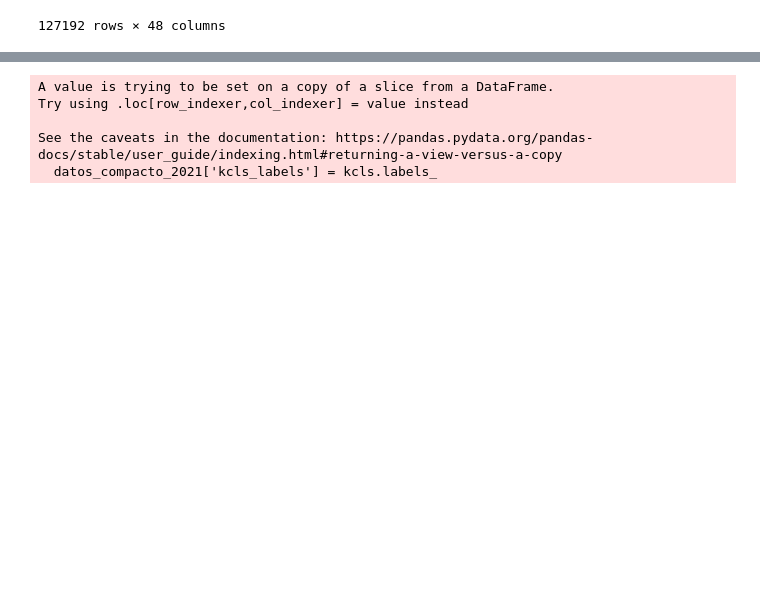
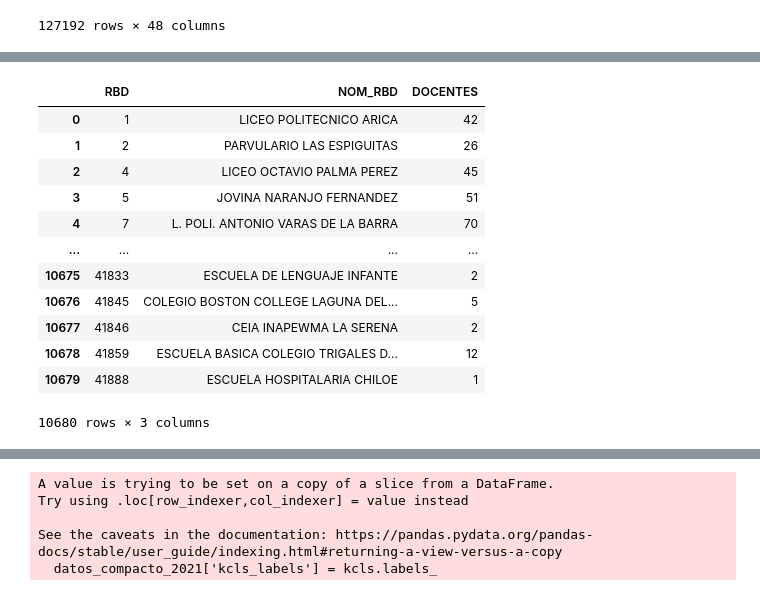
Before and after one commit to dvictorerol/proyecto-data-science, a Jupyter notebook: Nem, promedios/Datos nem, promedios.ipynb, the cells around one changed output, grey strips where cells are left out. Cells and saved outputs as stored; diff of their text form; code cells hidden in the pictures; blank space fills up the shorter version.

```diff
--- a/Nem, promedios/Datos nem, promedios.ipynb
+++ b/Nem, promedios/Datos nem, promedios.ipynb
@@ -261,2 +263,18 @@ ingreso = ingreso[["COD_REG_RBD", "ingre_medio"]]
+# %%
+docentes
+# %% [output]
+|  | RBD | NOM_RBD | DOCENTES |
+| 0 | 1 | LICEO POLITECNICO ARICA | 42 |
+| 1 | 2 | PARVULARIO LAS ESPIGUITAS | 26 |
+| 2 | 4 | LICEO OCTAVIO PALMA PEREZ | 45 |
+| 3 | 5 | JOVINA NARANJO FERNANDEZ | 51 |
+| 4 | 7 | L. POLI. ANTONIO VARAS DE LA BARRA | 70 |
+| ... | ... | ... | ... |
+| 10675 | 41833 | ESCUELA DE LENGUAJE INFANTE | 2 |
+| 10676 | 41845 | COLEGIO BOSTON COLLEGE LAGUNA DEL... | 5 |
+| 10677 | 41846 | CEIA INAPEWMA LA SERENA | 2 |
+| 10678 | 41859 | ESCUELA BASICA COLEGIO TRIGALES D... | 12 |
+| 10679 | 41888 | ESCUELA HOSPITALARIA CHILOE | 1 |
+10680 rows × 3 columns
 # %%
 datos_compacto_2021 = datos_compacto_2021.merge(subencion, on = "NOM_RBD")
```
Also changed, not shown: parts of 28 cells of this notebook, 14 other files.
